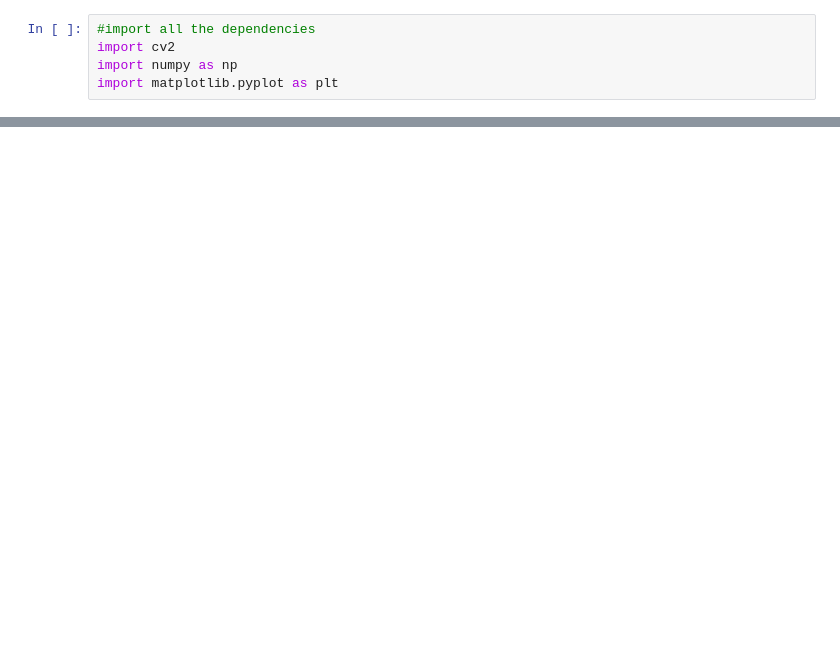
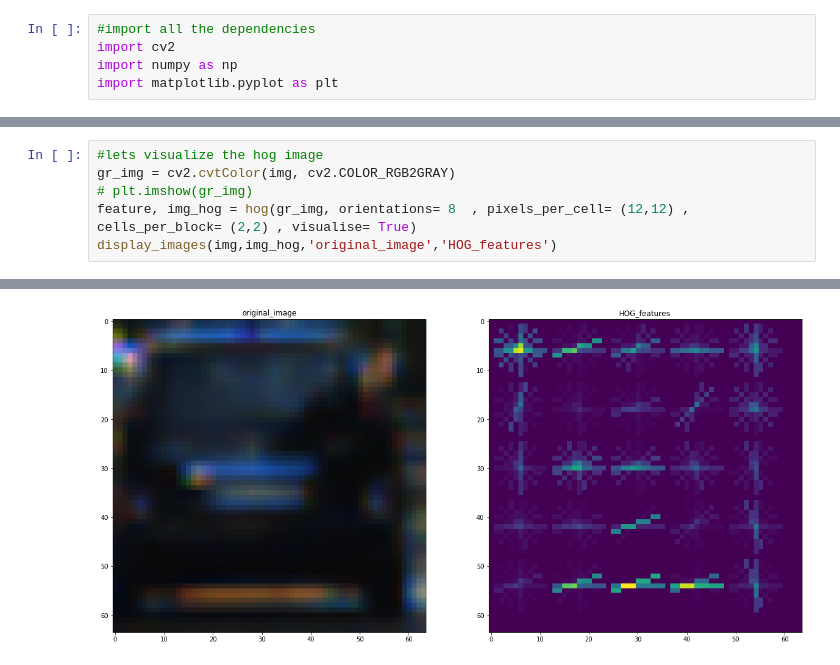
Before and after one commit to sanketgujar/Vehicle_Detection, a Jupyter notebook: Car Detection.ipynb, the cells around one changed output, grey strips where cells are left out. Drawn from its saved outputs; the diff is of its cells as text; blank space fills up the shorter version.

```diff
--- a/Car Detection.ipynb
+++ b/Car Detection.ipynb
@@ -11,0 +119,7 @@ ImportError: No module named 'skimage'
+# %%
+#lets visualize the hog image
+gr_img = cv2.cvtColor(img, cv2.COLOR_RGB2GRAY)
+# plt.imshow(gr_img)
+feature, img_hog = hog(gr_img, orientations= 8  , pixels_per_cell= (12,12) , cells_per_block= (2,2) , visualise= True)
+display_images(img,img_hog,'original_image','HOG_features')
+# %% [output]
@@ -11,0 +128 @@ ImportError: No module named 'skimage'
+[figure, added]
```
Also changed, not shown: parts of 61 cells of this notebook, 12 other files.
